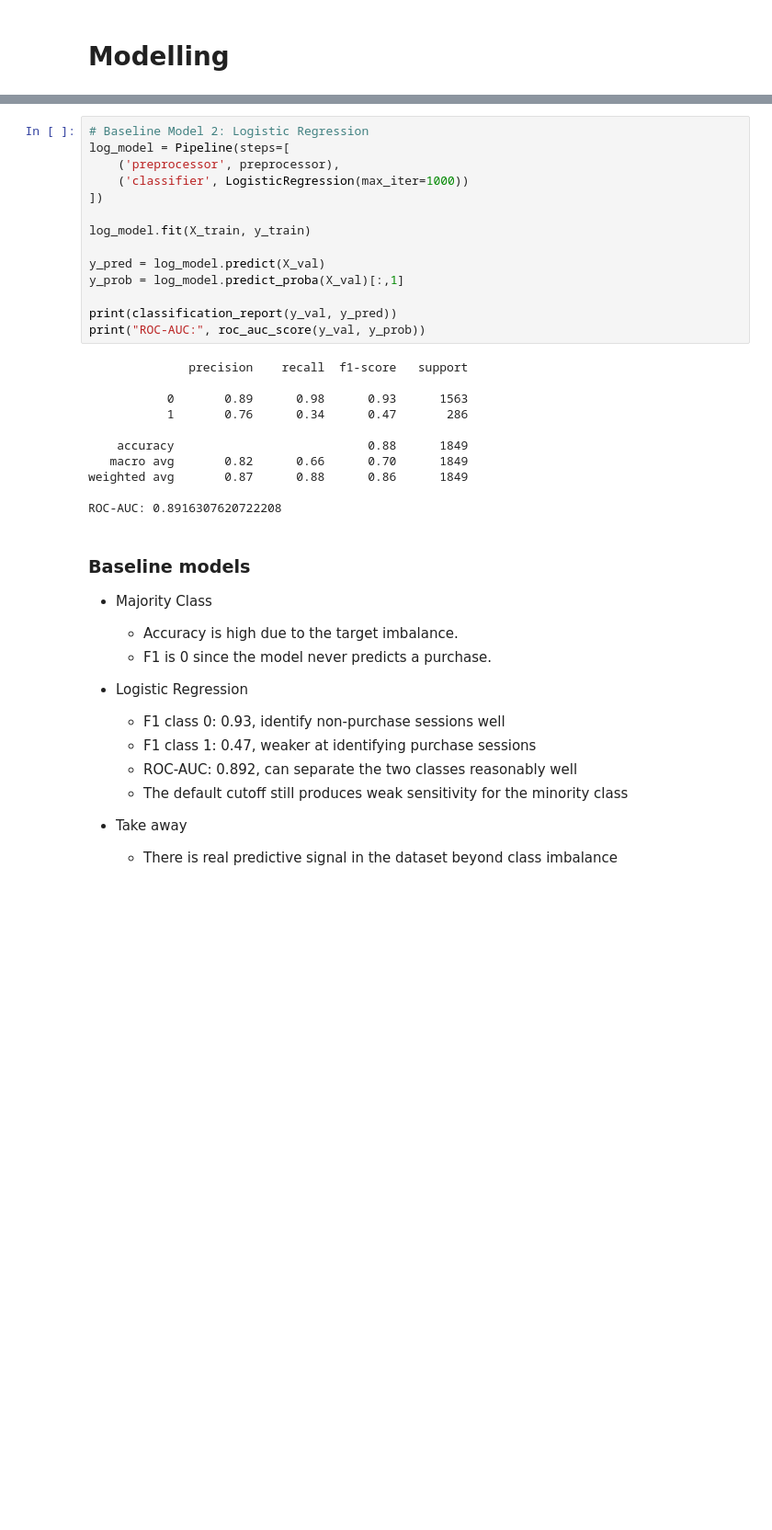
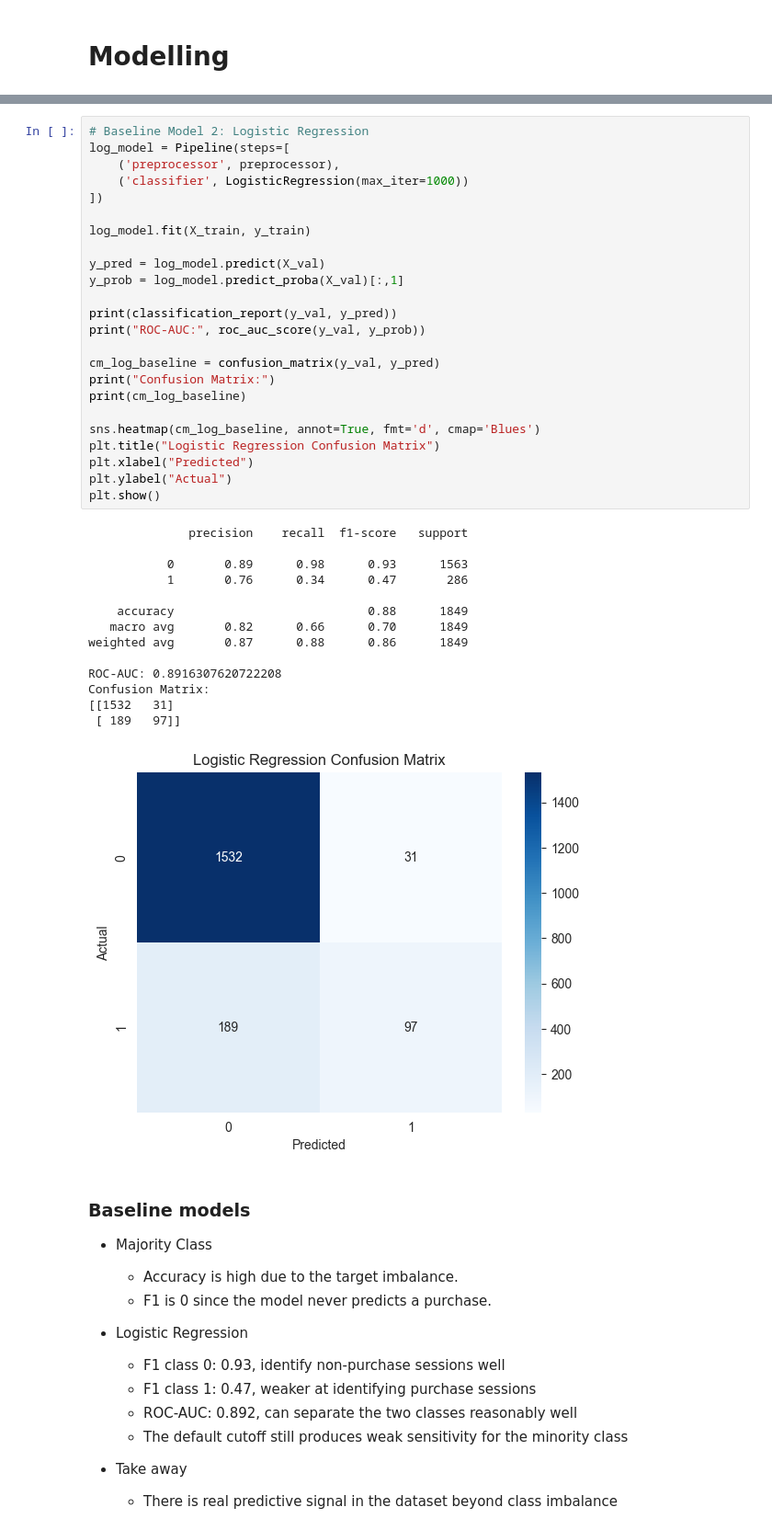
Before and after one commit to Lqvy/Project-Decisions, a Jupyter notebook: ShoppingIntention.ipynb, the cells around one changed output, grey strips where cells are left out. Shown at 92% size. Cells and saved outputs as stored; diff of their text form; blank space fills up the shorter version.

```diff
--- a/ShoppingIntention.ipynb
+++ b/ShoppingIntention.ipynb
@@ -497,28 +493,42 @@ Baseline F1: 0.0
 # %%
 # Baseline Model 2: Logistic Regression
 log_model = Pipeline(steps=[
     ('preprocessor', preprocessor),
     ('classifier', LogisticRegression(max_iter=1000))
 ])
 
 log_model.fit(X_train, y_train)
 
 y_pred = log_model.predict(X_val)
 y_prob = log_model.predict_proba(X_val)[:,1]
 
 print(classification_report(y_val, y_pred))
 print("ROC-AUC:", roc_auc_score(y_val, y_prob))
+
+cm_log_baseline = confusion_matrix(y_val, y_pred)
+print("Confusion Matrix:")
+print(cm_log_baseline)
+
+sns.heatmap(cm_log_baseline, annot=True, fmt='d', cmap='Blues')
+plt.title("Logistic Regression Confusion Matrix")
+plt.xlabel("Predicted")
+plt.ylabel("Actual")
+plt.show()
 # %% [output]
               precision    recall  f1-score   support
 
            0       0.89      0.98      0.93      1563
            1       0.76      0.34      0.47       286
 
     accuracy                           0.88      1849
    macro avg       0.82      0.66      0.70      1849
 weighted avg       0.87      0.88      0.86      1849
 
 ROC-AUC: 0.8916307620722208
+Confusion Matrix:
+[[1532   31]
+ [ 189   97]]
+[figure, added]
 # %% [markdown]
 ### Baseline models
 - Majority Class
```
Also changed, not shown: parts of 10 cells of this notebook.
